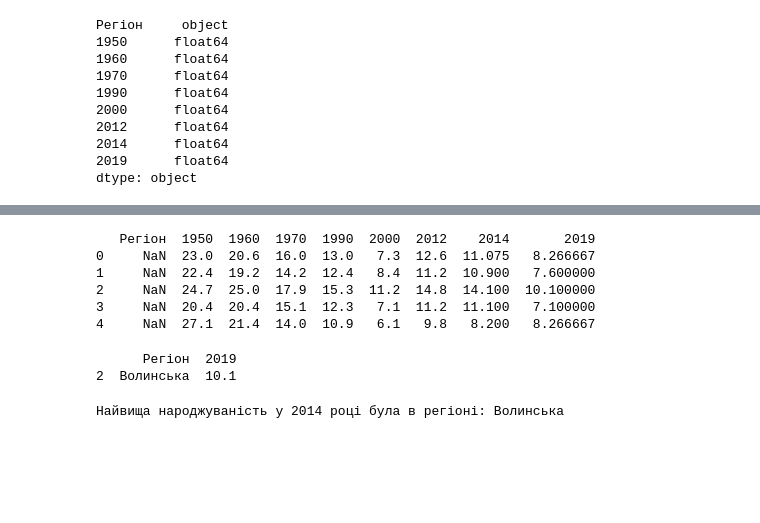
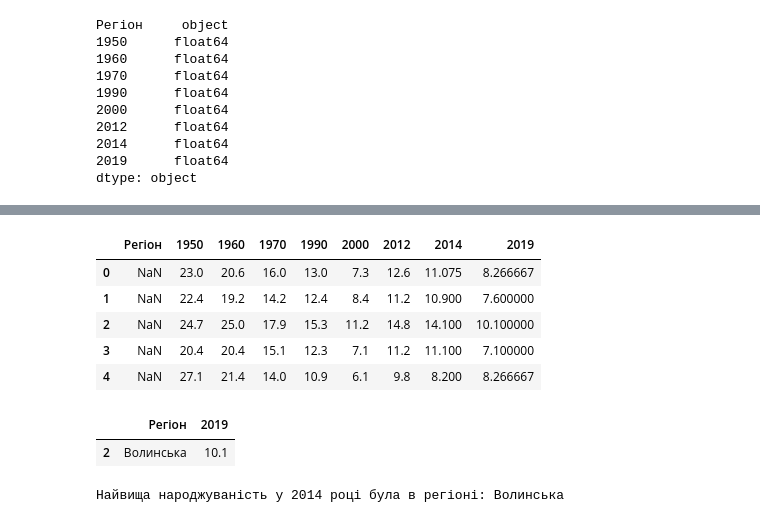
Before and after one commit to Nniikkoollaass/data-science-modul-5-HW, a Jupyter notebook: Hw2_1.ipynb, the cells around one changed output, grey strips where cells are left out. Cells and saved outputs as stored; diff of their text form; code cells hidden in the pictures; blank space fills up the shorter version.

```diff
--- a/Hw2_1.ipynb
+++ b/Hw2_1.ipynb
@@ -140,20 +128,20 @@ table[0].drop(27)
 # %%
 #Замініть відсутні дані в стовпцях середніми значеннями цих стовпців (метод fillna)
 new_df_two = df.head()
 
 new_df_two.replace('—', np.nan, inplace=True)
 new_df_two = new_df_two.apply(pd.to_numeric, errors='coerce')
 
 mean_values = new_df_two.mean()
 new_df_two.fillna(mean_values, inplace=True)
-print(new_df_two)
+new_df_two
 # %% [output]
-   Регіон  1950  1960  1970  1990  2000  2012    2014       2019
-0     NaN  23.0  20.6  16.0  13.0   7.3  12.6  11.075   8.266667
-1     NaN  22.4  19.2  14.2  12.4   8.4  11.2  10.900   7.600000
-2     NaN  24.7  25.0  17.9  15.3  11.2  14.8  14.100  10.100000
-3     NaN  20.4  20.4  15.1  12.3   7.1  11.2  11.100   7.100000
-4     NaN  27.1  21.4  14.0  10.9   6.1   9.8   8.200   8.266667
+|  | Регіон | 1950 | 1960 | 1970 | 1990 | 2000 | 2012 | 2014 | 2019 |
+| 0 | NaN | 23.0 | 20.6 | 16.0 | 13.0 | 7.3 | 12.6 | 11.075 | 8.266667 |
+| 1 | NaN | 22.4 | 19.2 | 14.2 | 12.4 | 8.4 | 11.2 | 10.900 | 7.600000 |
+| 2 | NaN | 24.7 | 25.0 | 17.9 | 15.3 | 11.2 | 14.8 | 14.100 | 10.100000 |
+| 3 | NaN | 20.4 | 20.4 | 15.1 | 12.3 | 7.1 | 11.2 | 11.100 | 7.100000 |
+| 4 | NaN | 27.1 | 21.4 | 14.0 | 10.9 | 6.1 | 9.8 | 8.200 | 8.266667 |
 # %%
 # Отримайте список регіонів, де рівень народжуваності у 2019 році був вищим за середній по Україні
 # Вибираємо стовпець з роком 2019 та стовпець з середнім значенням
@@ -168,10 +156,10 @@ mean_birth_rate = df_2019.iloc[:, -1].mean()
 # Відбираємо регіони, де рівень народжуваності у 2019 році був вищим за середній по Україні
 regions_higher_than_mean = df_2019[df_2019.iloc[:, -1] > mean_birth_rate]
 
-print(regions_higher_than_mean)
+regions_higher_than_mean
 # %% [output]
-      Регіон  2019
-2  Волинська  10.1
+|  | Регіон | 2019 |
+| 2 | Волинська | 10.1 |
 # %%
 # У якому регіоні була найвища народжуваність у 2014 році?
 # Вибираємо стовпець з регіонами та стовпець з рівнями народжуваності у 2014 році
```
Also changed, not shown: parts of 6 cells of this notebook.
